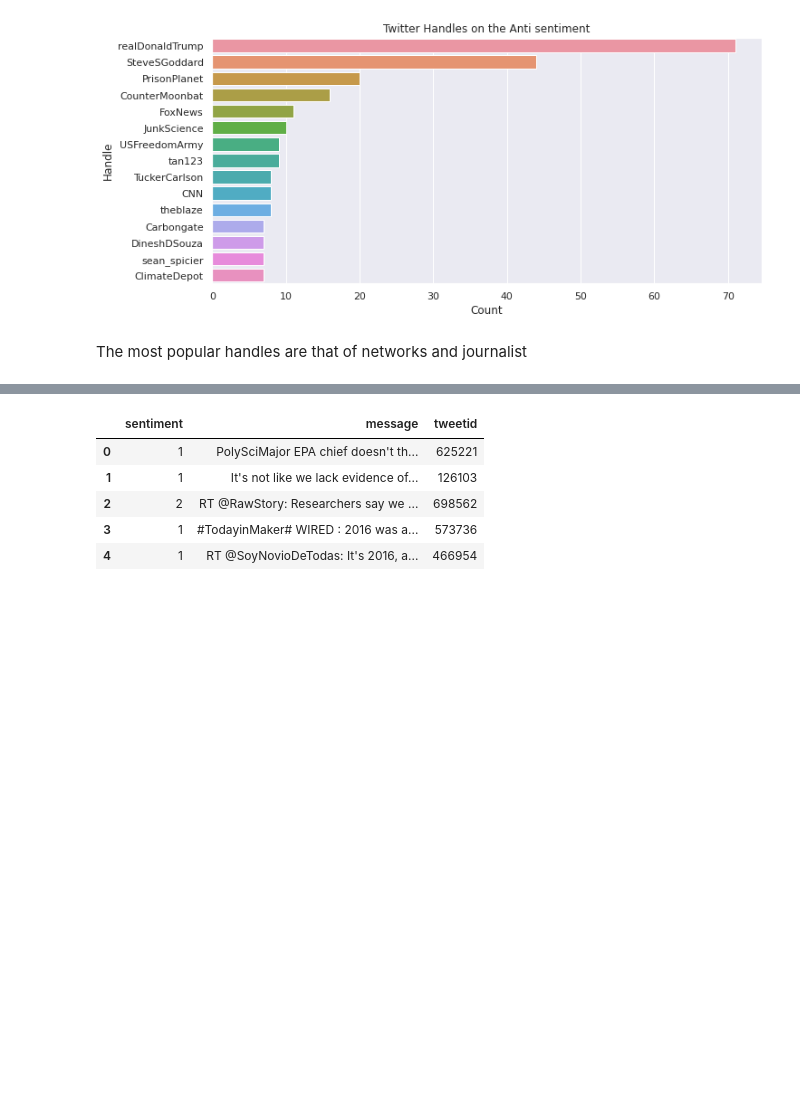
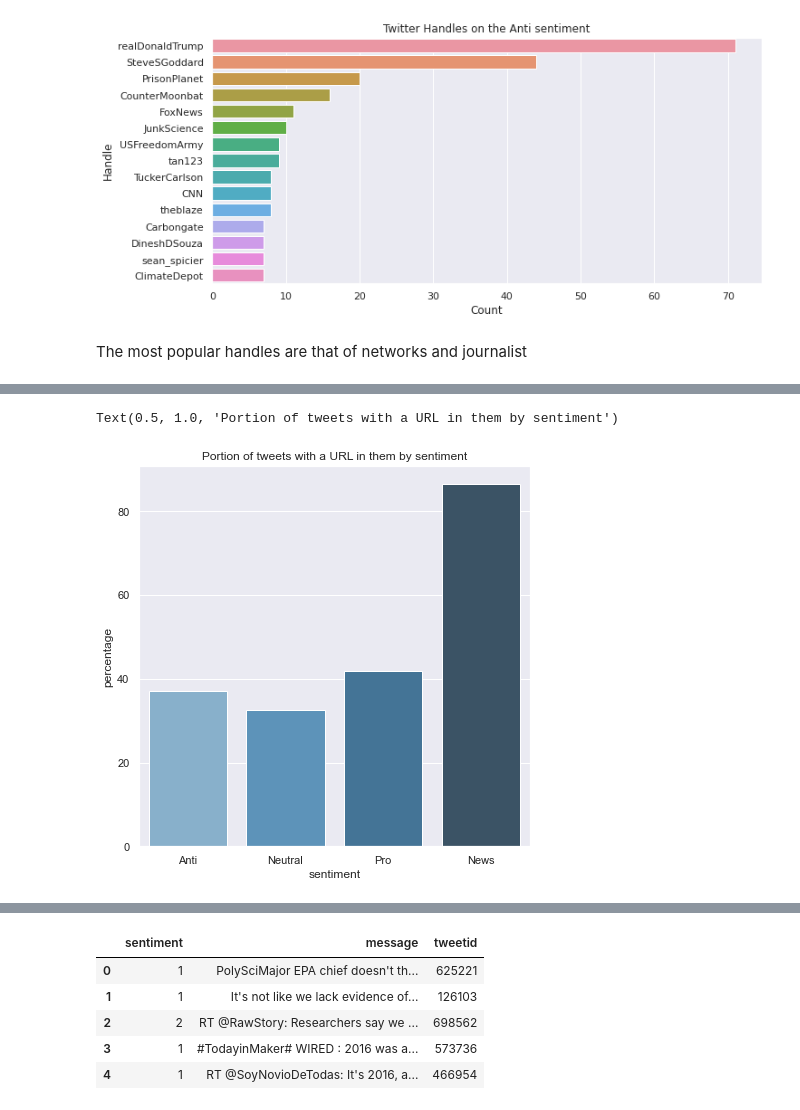
Before and after one commit to TomK24/classification-predict-Team-1, a Jupyter notebook: classification/Draft notebook combined.ipynb, the cells around one changed output, grey strips where cells are left out. Saved outputs shown, nothing was run; the diff lists cells and outputs as text; code cells hidden in the pictures; blank space fills up the shorter version.

```diff
--- a/classification/Draft notebook combined.ipynb
+++ b/classification/Draft notebook combined.ipynb
@@ -432,0 +446,35 @@ The most popular handles are that of networks and journalist
+# %%
+def find_url(tweet):
+    url_pattern = 'https://(t.co|bit.ly)/[a-zA-Z0-9]*' #All twitter links are shortened URLs
+    url_results = re.search(url_pattern, tweet, re.IGNORECASE)
+    if not url_results is None:
+        url = url_results.group()
+        return url
+    else:
+#         print(tweet)
+        return "NO URL FOUND"
+# %%
+link_percs = {}
+
+def count_links(tweet):
+    '''This function checks if there is a link in the tweet'''
+    check = find_url(tweet)
+    #print(tweet)
+    if check == "NO URL FOUND":
+        return 0
+    else:
+        return 1
+
+by_sentiment = tweets_df.groupby("sentiment") #Group data by sentiment since we are counting hashtags by sentiment
+for sentiment, group in by_sentiment: #group contains all the tweets for each sentiment
+    counts = group["message"].apply(count_links)
+    summed = sum(counts)
+    sent_count = len(group)
+#     print(str(sentiment) + ": " + str(summed) + " " + str(summed/sent_count))
+    link_percs[str(sentiment)] = round(summed/sent_count*100,2)
+linkdf= pd.DataFrame.from_dict(link_percs, orient='index')
+linkdf.columns = ['percentage']
+linkdf.index.name = 'sentiment'
+linkdf.index =['Anti', 'Neutral', 'Pro', 'News']
+linkdf.index.name = 'sentiment'
+linkdf.head()
@@ -432,0 +488,8 @@ The most popular handles are that of networks and journalist
+# %%
+plt.figure(figsize=(7, 7))
+sns.barplot(data=linkdf,
+           palette="Blues_d", y='percentage', x=linkdf.index)
+plt.title('Portion of tweets with a URL in them by sentiment')
+# %% [output]
+Text(0.5, 1.0, 'Portion of tweets with a URL in them by sentiment')
+[figure, added]
```
Also changed, not shown: parts of 20 cells of this notebook.
